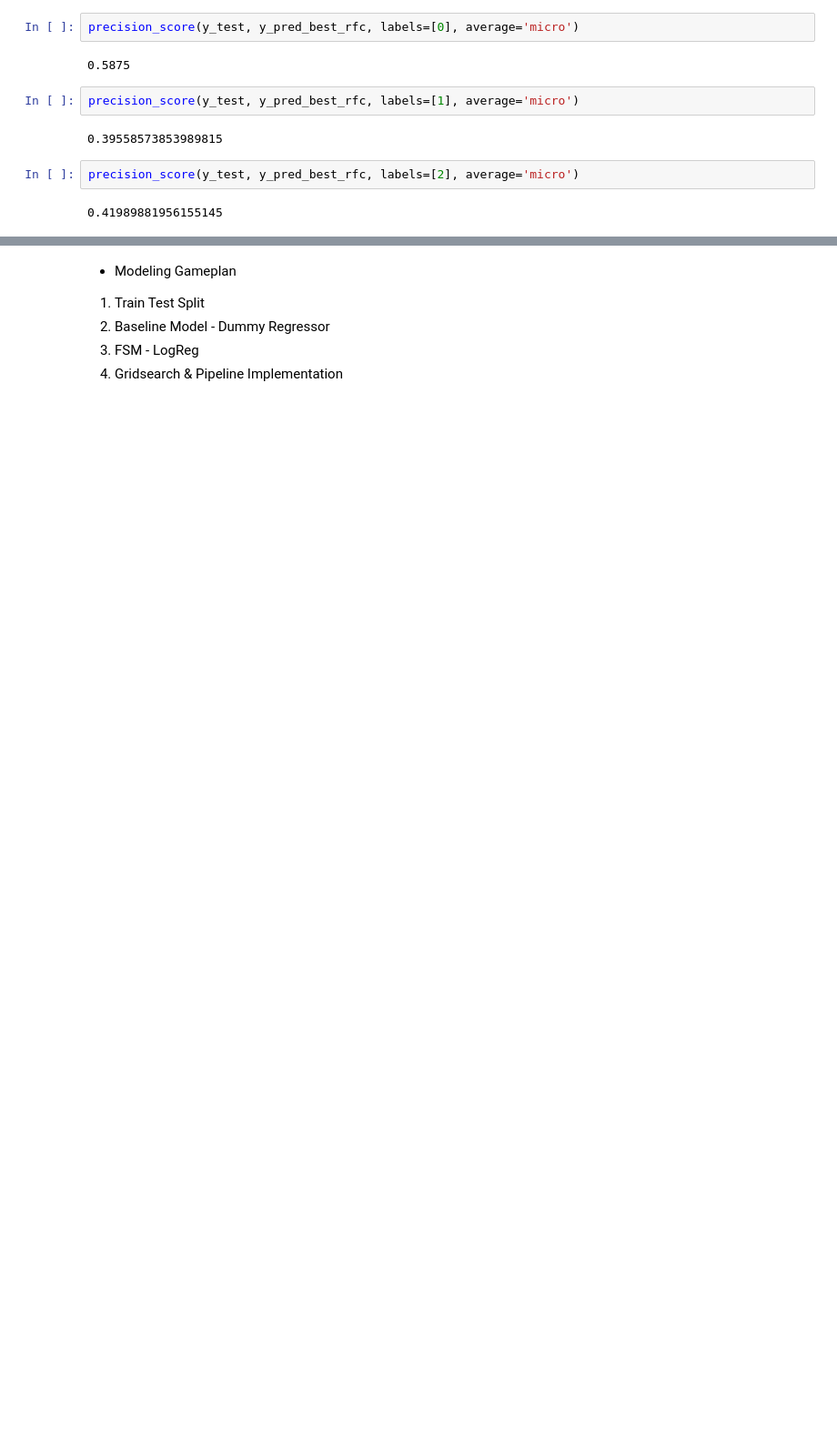
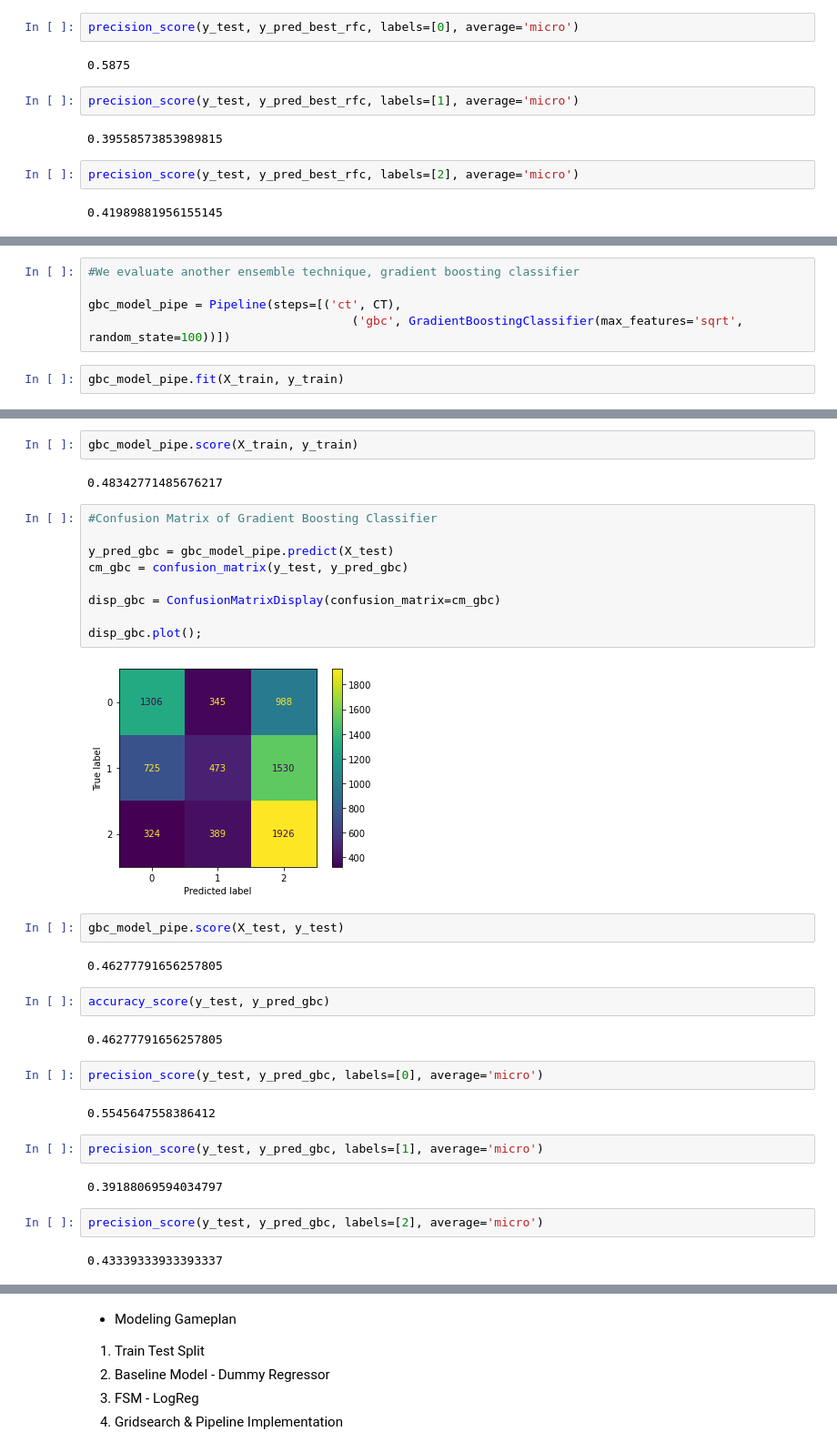
Before and after one commit to schoe4208/Airbnb-NYC-Predictive-Analysis, a Jupyter notebook: airbnb_notebook.ipynb, the cells around one changed output, grey strips where cells are left out. Shown at 91% size. Saved outputs shown, nothing was run; the diff lists cells and outputs as text; blank space fills up the shorter version.

Commit message:
added couple more models

```diff
--- a/airbnb_notebook.ipynb
+++ b/airbnb_notebook.ipynb
@@ -1366,0 +1367,7 @@ precision_score(y_test, y_pred_best_rfc, labels=[2], average='micro')
+# %%
+#We evaluate another ensemble technique, gradient boosting classifier
+
+gbc_model_pipe = Pipeline(steps=[('ct', CT),
+                                     ('gbc', GradientBoostingClassifier(max_features='sqrt', random_state=100))])
+# %%
+gbc_model_pipe.fit(X_train, y_train)
@@ -1366,0 +1386,35 @@ precision_score(y_test, y_pred_best_rfc, labels=[2], average='micro')
+# %%
+gbc_model_pipe.score(X_train, y_train)
+# %% [output]
+0.48342771485676217
+# %%
+#Confusion Matrix of Gradient Boosting Classifier
+
+y_pred_gbc = gbc_model_pipe.predict(X_test)
+cm_gbc = confusion_matrix(y_test, y_pred_gbc)
+
+disp_gbc = ConfusionMatrixDisplay(confusion_matrix=cm_gbc)
+
+disp_gbc.plot();
+# %% [output]
+[figure, added]
+# %%
+gbc_model_pipe.score(X_test, y_test)
+# %% [output]
+0.46277791656257805
+# %%
+accuracy_score(y_test, y_pred_gbc)
+# %% [output]
+0.46277791656257805
+# %%
+precision_score(y_test, y_pred_gbc, labels=[0], average='micro')
+# %% [output]
+0.5545647558386412
+# %%
+precision_score(y_test, y_pred_gbc, labels=[1], average='micro')
+# %% [output]
+0.39188069594034797
+# %%
+precision_score(y_test, y_pred_gbc, labels=[2], average='micro')
+# %% [output]
+0.43339333933393337
```
Also changed, not shown: parts of 46 cells of this notebook.
